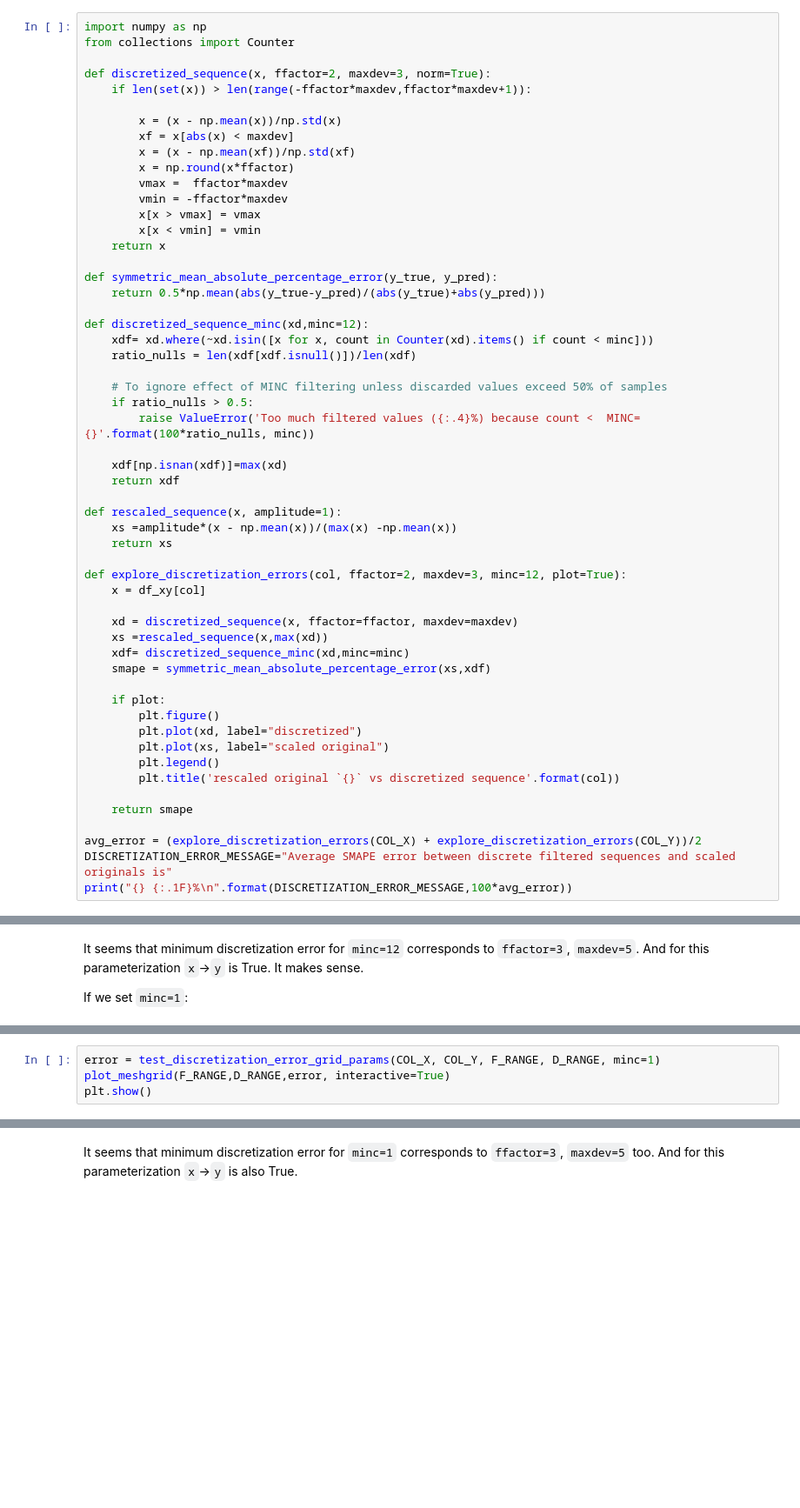
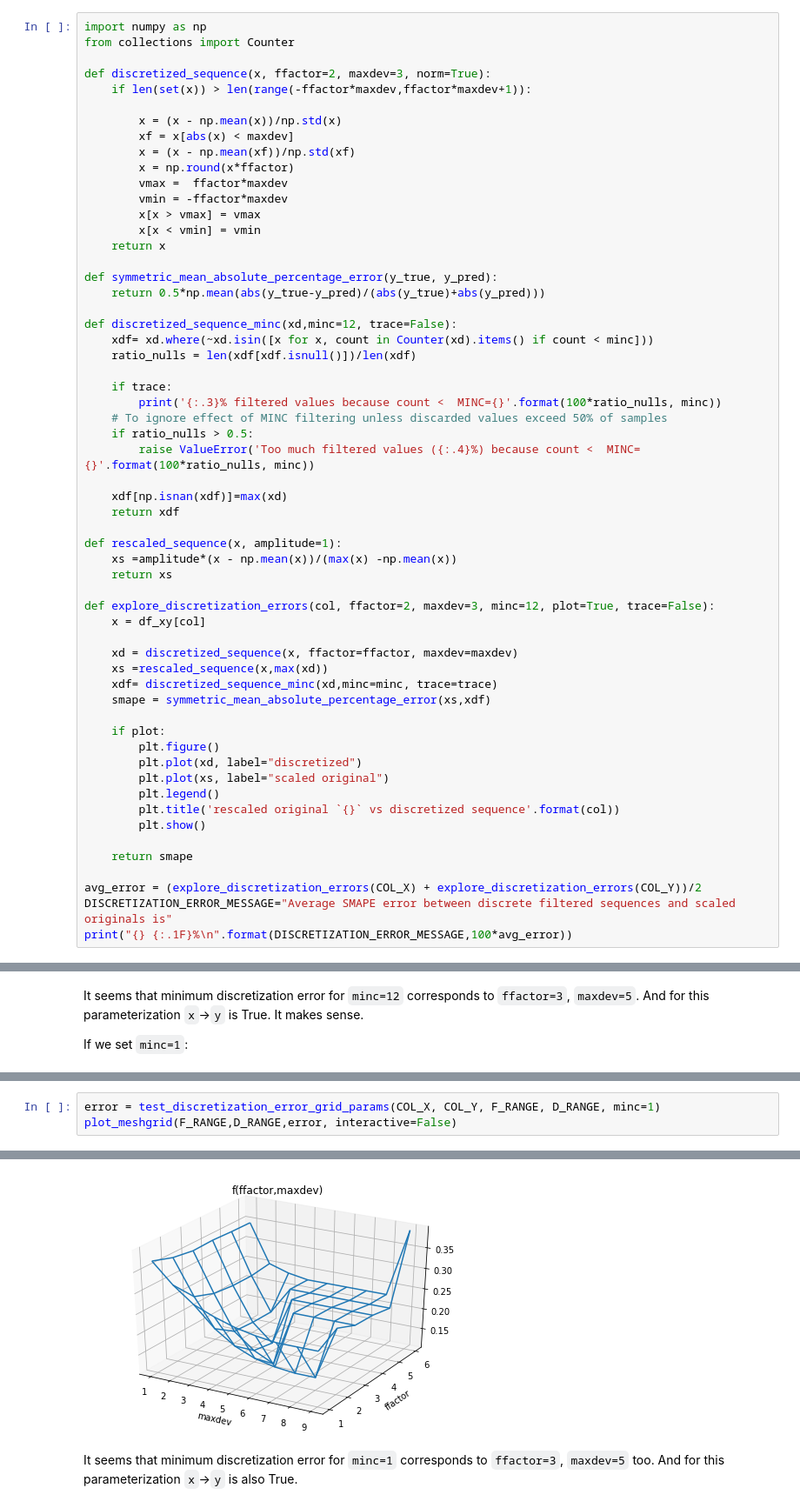
Before and after one commit to muoten/causal-discovery-playground, a Jupyter notebook: automatic_pairwise_causal_discovery_via_cds.ipynb, the cells around one changed output, grey strips where cells are left out. Shown at 87% size. Saved outputs shown, nothing was run; the diff lists cells and outputs as text; blank space fills up the shorter version.

```diff
--- a/automatic_pairwise_causal_discovery_via_cds.ipynb
+++ b/automatic_pairwise_causal_discovery_via_cds.ipynb
@@ -187,10 +187,12 @@ def discretized_sequence(x, ffactor=2, maxdev=3, norm=True):
 def symmetric_mean_absolute_percentage_error(y_true, y_pred):
     return 0.5*np.mean(abs(y_true-y_pred)/(abs(y_true)+abs(y_pred)))
 
-def discretized_sequence_minc(xd,minc=12):
+def discretized_sequence_minc(xd,minc=12, trace=False):
     xdf= xd.where(~xd.isin([x for x, count in Counter(xd).items() if count < minc]))
     ratio_nulls = len(xdf[xdf.isnull()])/len(xdf)
 
+    if trace:
+        print('{:.3}% filtered values because count <  MINC={}'.format(100*ratio_nulls, minc))
     # To ignore effect of MINC filtering unless discarded values exceed 50% of samples
     if ratio_nulls > 0.5:
         raise ValueError('Too much filtered values ({:.4}%) because count <  MINC={}'.format(100*ratio_nulls, minc))
@@ -202,12 +204,12 @@ def rescaled_sequence(x, amplitude=1):
     xs =amplitude*(x - np.mean(x))/(max(x) -np.mean(x))
     return xs
 
-def explore_discretization_errors(col, ffactor=2, maxdev=3, minc=12, plot=True):
+def explore_discretization_errors(col, ffactor=2, maxdev=3, minc=12, plot=True, trace=False):
     x = df_xy[col]
 
     xd = discretized_sequence(x, ffactor=ffactor, maxdev=maxdev)
     xs =rescaled_sequence(x,max(xd))
-    xdf= discretized_sequence_minc(xd,minc=minc)
+    xdf= discretized_sequence_minc(xd,minc=minc, trace=trace)
     smape = symmetric_mean_absolute_percentage_error(xs,xdf)
 
     if plot:
@@ -216,6 +218,7 @@ def explore_discretization_errors(col, ffactor=2, maxdev=3, minc=12, plot=True):
         plt.plot(xs, label="scaled original")
         plt.legend()
         plt.title('rescaled original `{}` vs discretized sequence'.format(col))
+        plt.show()
 
     return smape
 
@@ -406,5 +406,4 @@ plot_meshgrid(F_RANGE,D_RANGE,cds_score, interactive=True)
 # %%
 error = test_discretization_error_grid_params(COL_X, COL_Y, F_RANGE, D_RANGE, minc=1)
-plot_meshgrid(F_RANGE,D_RANGE,error, interactive=True)
-plt.show()
+plot_meshgrid(F_RANGE,D_RANGE,error, interactive=False)
 # %% [output]
@@ -415,3 +410,4 @@ plt.show()
+[figure, added]
 # %% [markdown]
 It seems that minimum discretization error for `minc=1` corresponds to `ffactor=3`, `maxdev=5` too. And for this parameterization `x`->`y` is also True.
 # %% [markdown]
```
Also changed, not shown: parts of 6 cells of this notebook.
